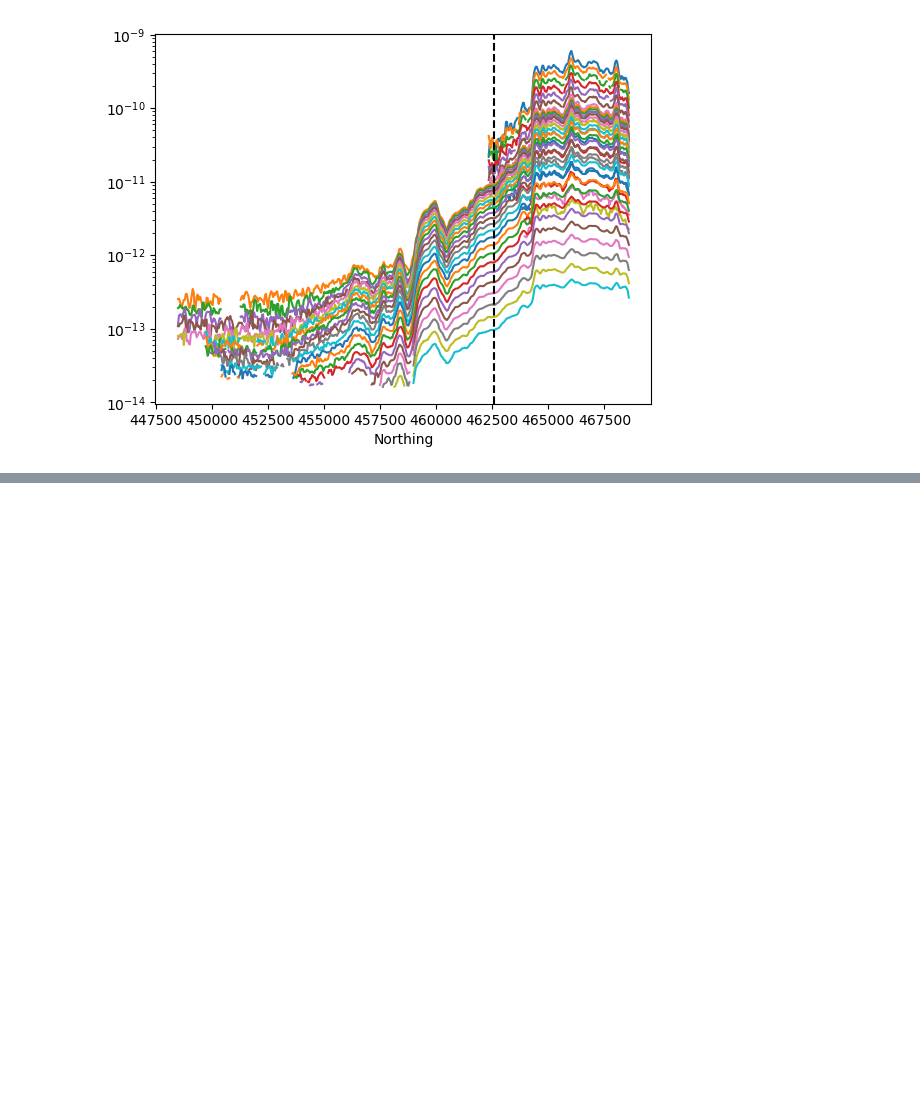
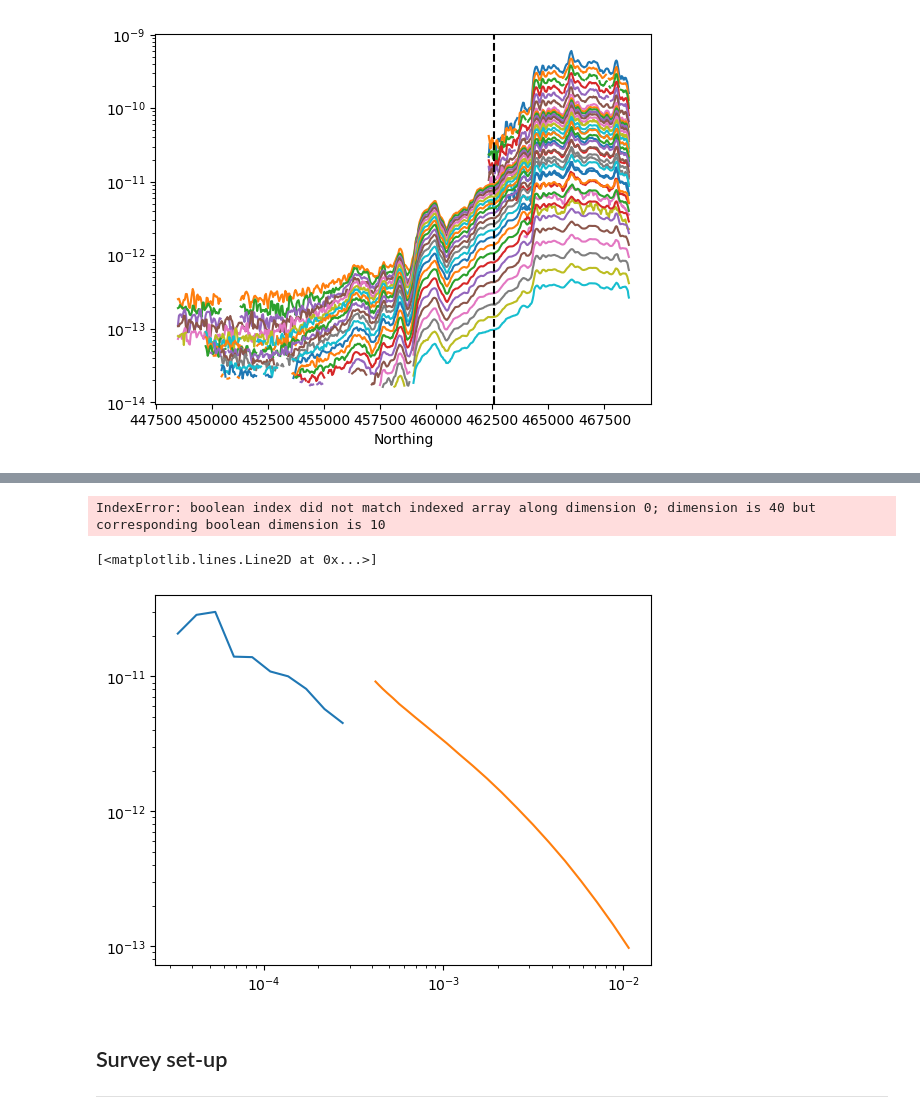
Before and after one commit to tpetillion/EOSC556B_ANTAEM, a Jupyter notebook: code/antaem-inversion.ipynb, the cells around one changed output, grey strips where cells are left out. Drawn from its saved outputs; the diff is of its cells as text; code cells hidden in the pictures; blank space fills up the shorter version.

```diff
--- a/code/antaem-inversion.ipynb
+++ b/code/antaem-inversion.ipynb
@@ -101,11 +110,11 @@ station = line[line.RECORD==station_num]
 station_lm = lm_line[lm_line.RECORD==station_num]
 station_hm = hm_line[hm_line.RECORD==station_num]
 
-station_lm_data = station_lm[data_keys].values
-station_lm_std = station_lm[std_keys].values
+station_lm_data = station_lm[data_keys].to_numpy().flatten()
+station_lm_std = station_lm[std_keys].to_numpy().flatten()
 
-station_hm_data = station_hm[data_keys].values
-station_hm_std = station_hm[std_keys].values
+station_hm_data = station_hm[data_keys].to_numpy().flatten()
+station_hm_std = station_hm[std_keys].to_numpy().flatten()
 # %%
 # figure of survey area highlighting the line and sounding
 fig, ax = plt.subplots(1,1,figsize=(16,9))
@@ -146,0 +335,28 @@ plt.xlabel('Northing');
+# %%
+# process out nan values
+lm_good_data = ~np.isnan(station_lm_data)
+hm_good_data = ~np.isnan(station_hm_data)
+
+lm_times = gate_times[lm_good_data]
+hm_times = gate_times[hm_good_data]
+
+station_lm_data = station_lm_data[lm_good_data]
+station_lm_std = station_lm_std[lm_good_data]
+station_hm_data = station_hm_data[hm_good_data]
+station_hm_std = station_hm_std[hm_good_data]
+
+# and of course reset our counts too
+n_lm_gates = len(lm_times)
+n_hm_gates = len(hm_times)
+# %% [output]
+IndexError: boolean index did not match indexed array along dimension 0; dimension is 40 but corresponding boolean dimension is 10
+# %%
+# plot decay curves
+plt.loglog(lm_times, station_lm_data)
+plt.loglog(hm_times, station_hm_data)
+# %% [output]
+[<matplotlib.lines.Line2D at 0x...>]
+[figure, added]
+# %% [markdown]
+## Survey set-up
+-----
```
Also changed, not shown: parts of 26 cells of this notebook.
